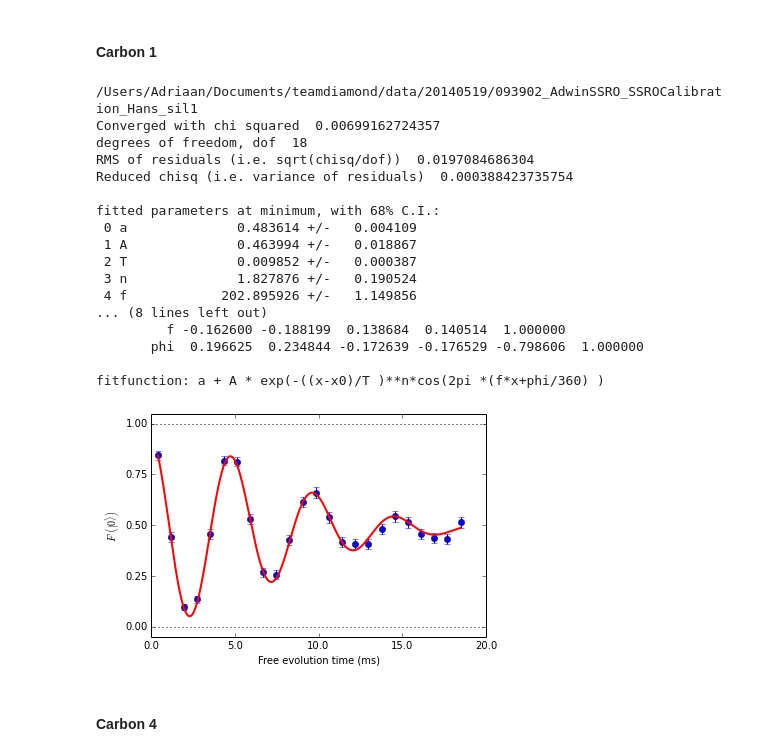
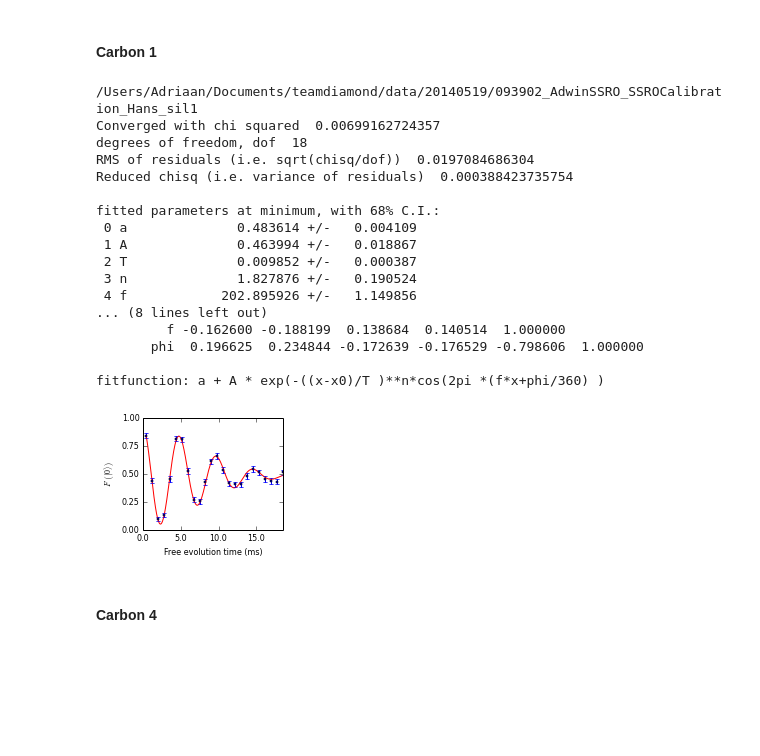
Before and after one commit to AdriaanRol/iPythonNotebooks, a Jupyter notebook: LT2/Master Thesis Figures Adriaan.ipynb, the cells around one changed output. Drawn from its saved outputs; the diff is of its cells as text; code cells hidden in the pictures; blank space fills up the shorter version.

Commit message:
Tweaked thesis figures

```diff
--- a/LT2/Master Thesis Figures Adriaan.ipynb
+++ b/LT2/Master Thesis Figures Adriaan.ipynb
@@ -188,30 +189,32 @@ omega_t expected C4: 371425.856355
 #### Carbon 1
 # %%
 # from analysis.scripts.QEC import carbon_ramsey_analysis as cr
-import carbon_ramsey_analysis as cr
-reload(cr)
-fr =cr.Carbon_Ramsey(timestamp='20140519_141514',ssro_calib_timestamp= '20140519_093902',savename= 'Carbon1_T2star',
-                     frequency = 200, offset = 0.5, amplitude = 0.5,  decay_constant = .008 ,
+import carbon_ramsey_analysis as crT2
+reload(crT2)
+fr =crT2.Carbon_Ramsey(timestamp='20140519_141514',ssro_calib_timestamp= '20140519_093902',savename= 'Carbon1_T2star',
+                     frequency = 200, offset = 0.5, amplitude = 0.5,  decay_constant = .008 ,xticks = [0,5e-3,10e-3,15e-3],
+                     figsize = (2.5,2),fontsize = 8,
+                     linewidth = 1,markersize =2,
                      phase =0, plot_fit = True, do_print = True, show_guess =False,print_info = False)
 # %% [output]
 /Users/Adriaan/Documents/teamdiamond/data/20140519/093902_AdwinSSRO_SSROCalibration_Hans_sil1
 Converged with chi squared  0.00699162724357
 degrees of freedom, dof  18
 RMS of residuals (i.e. sqrt(chisq/dof))  0.0197084686304
 Reduced chisq (i.e. variance of residuals)  0.000388423735754
 
 fitted parameters at minimum, with 68% C.I.:
  0 a              0.483614 +/-   0.004109
  1 A              0.463994 +/-   0.018867
  2 T              0.009852 +/-   0.000387
  3 n              1.827876 +/-   0.190524
  4 f            202.895926 +/-   1.149856
 ... (8 lines left out)
          f -0.162600 -0.188199  0.138684  0.140514  1.000000
        phi  0.196625  0.234844 -0.172639 -0.176529 -0.798606  1.000000
 
 fitfunction: a + A * exp(-((x-x0)/T )**n*cos(2pi *(f*x+phi/360) )
-[figure, old version]
+[figure, new version]
 # %% [markdown]
 #### Carbon 4
 # %%
```
Also changed, not shown: parts of 3 cells of this notebook.
